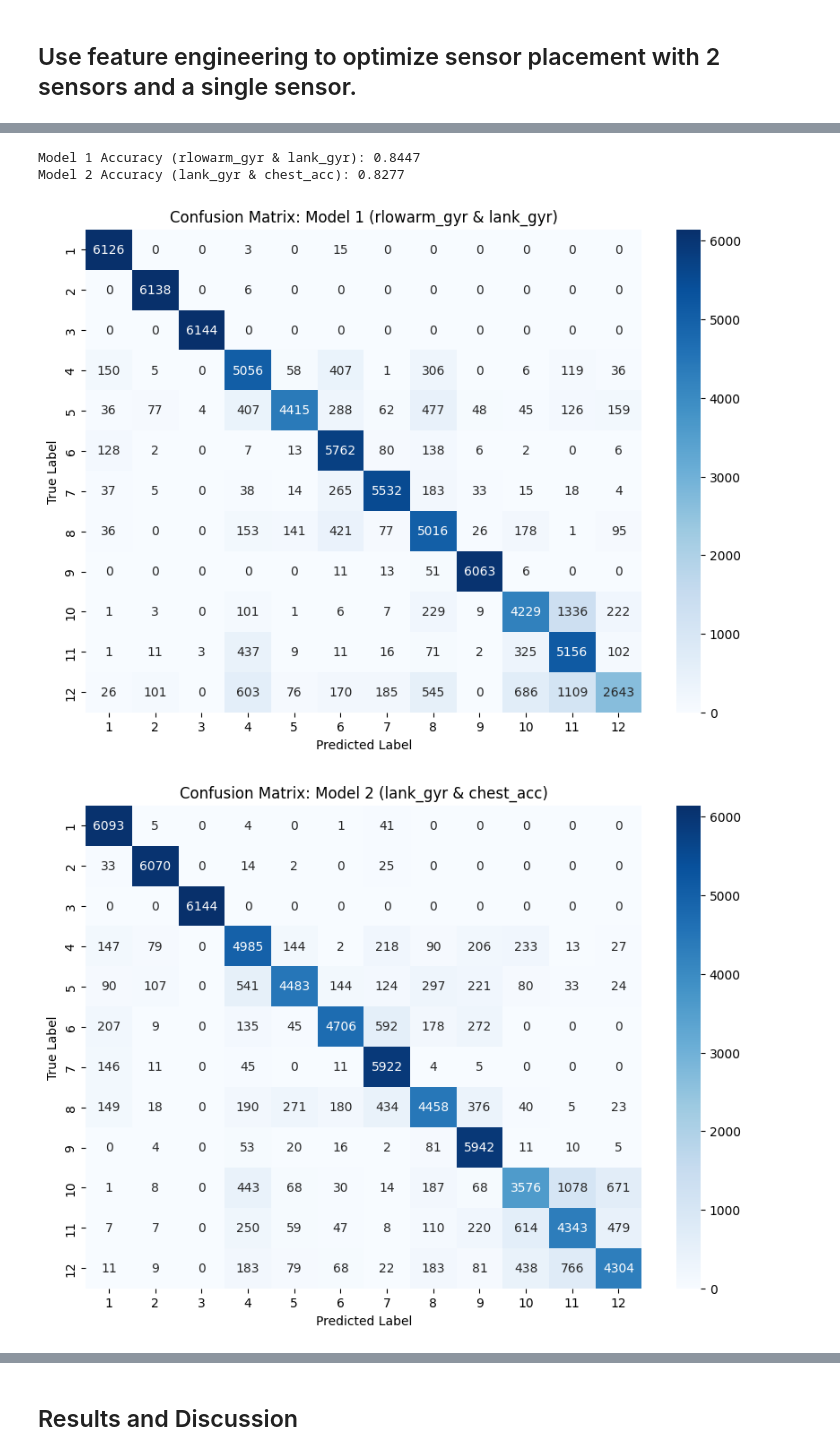
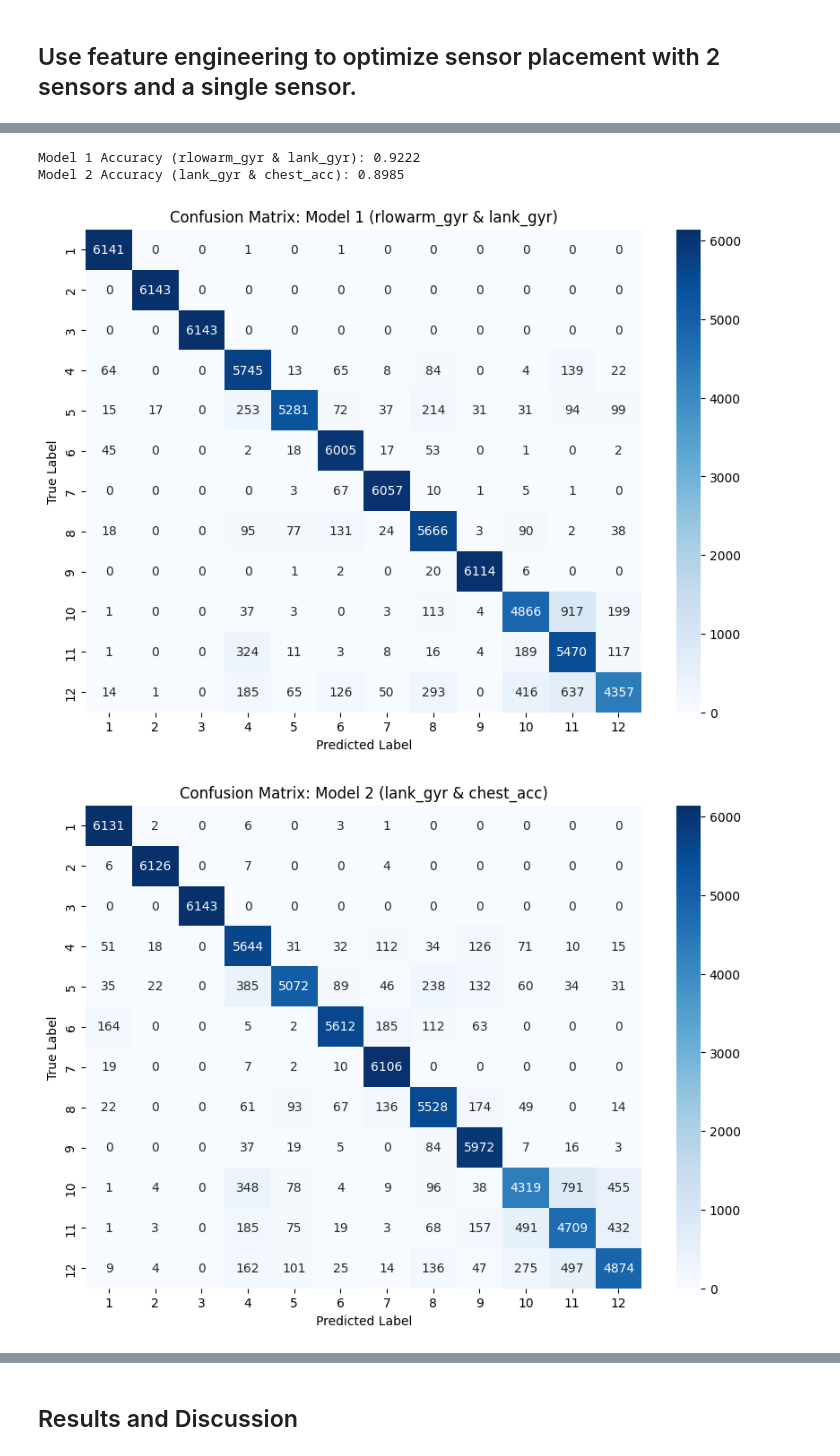
Before and after one commit to lore95/HumanActivityRecognition, a Jupyter notebook: Submission/lorenzo_lucchini_assingment1.ipynb, the cells around one changed output, grey strips where cells are left out. Cells and saved outputs as stored; diff of their text form; code cells hidden in the pictures.

```diff
--- a/Submission/lorenzo_lucchini_assingment1.ipynb
+++ b/Submission/lorenzo_lucchini_assingment1.ipynb
@@ -346,7 +314,7 @@ Even though the best max_depth found was 9, it is also true that the risk of ove
 # %%
 # Create the final model of xgb
 final_xgb = xgb.XGBClassifier(
-    max_depth=4,
+    max_depth=5,
     n_estimators=100,
     learning_rate=0.05,
     subsample=0.8,
@@ -531,7 +523,7 @@ I will still use the Radom Forest with a depth of 4 for my ensamble model.
 # Initialize Random Forest
 rf_model = RandomForestClassifier(
     n_estimators=100,  # Number of trees
-    max_depth=4,  # Limit tree depth to prevent overfitting
+    max_depth=5,  # Limit tree depth to prevent overfitting
     min_samples_split=5,  # Minimum samples required to split
     min_samples_leaf=2,  # Minimum samples in a leaf node
     random_state=42,
@@ -556,7 +548,7 @@ Now I will check if an ensable would make a difference
 # Define Random Forest Model
 ensable_rf_model = RandomForestClassifier(
     n_estimators=100,
-    max_depth=3,
+    max_depth=5,
     min_samples_split=5,
     min_samples_leaf=2,
     random_state=42,
@@ -565,7 +557,7 @@ ensable_rf_model = RandomForestClassifier(
 
 # Define XGBoost Model
 ensable_xgb_model = xgb.XGBClassifier(
-    max_depth=3,
+    max_depth=5,
     n_estimators=100,
     learning_rate=0.1,
     subsample=0.8,
@@ -675,7 +686,7 @@ I will now create a new model containing the learning based on number of feature
 xgb_full = xgb.XGBClassifier(
     n_estimators=100,
     learning_rate=0.05,
-    max_depth=6,
+    max_depth=5,
     random_state=42,
     use_label_encoder=False,
     eval_metric="mlogloss"
@@ -702,7 +713,7 @@ for num_features in feature_range:
     X_test_selected = X_test[selected_features]
 
     xgb_selected = xgb.XGBClassifier(
-        max_depth=4,
+        max_depth=5,
         n_estimators=100,
         learning_rate=0.05,
         subsample=0.8,
@@ -910,19 +933,9 @@ The model mantains an accuracy of 85 percent only using the gyroscope data from
 We can see the main confusion however is in the running, jogging and more improtantly the jumping back and forth, where probably the chest sensor would make a bigger impact. I therefore decided to try and plot the decision metrices for right lower arm gyro and left ankle gyro vs chest acceleration and left ankle gyro
 # %%
-# Function to group features by first two parts of the name
-def group_features_by_prefix(features):
-    feature_groups = {}
 
-    for feature in features:
-        prefix = "_".join(feature.split("_")[:2])  # Extract first two parts
-        if prefix not in feature_groups:
-            feature_groups[prefix] = []
-        feature_groups[prefix].append(feature)
-
-    return feature_groups
 
 # Group features
-feature_groups = group_features_by_prefix(importance_df["Feature"].tolist())
+feature_groups = utilsFun.group_features_by_prefix(importance_df["Feature"].tolist())
 
 # Define selected feature groups for the two models
 selected_features_1 = feature_groups.get("rlowarm_gyr", []) + feature_groups.get("lank_gyr", [])
@@ -948,35 +961,35 @@ X_test_selected_2 = X_test[selected_features_2]
 
 minimal_ensemble_model_2 = VotingClassifier(
     estimators=[('random_forest', ensable_rf_model), ('xgboost', ensable_xgb_model)],
     voting='soft'
 )
 
 minimal_ensemble_model_2.fit(X_train_selected_2, y_train)
 y_pred_2 = minimal_ensemble_model_2.predict(X_test_selected_2)
 accuracy_2 = accuracy_score(y_test, y_pred_2)
 print(f"Model 2 Accuracy (lank_gyr & chest_acc): {accuracy_2:.4f}")
 
 # Compute confusion matrices
 cm_1 = confusion_matrix(y_test, y_pred_1)
 cm_2 = confusion_matrix(y_test, y_pred_2)
 
 # Plot confusion matrices
 plt.figure(figsize=(10, 7))
 sns.heatmap(cm_1, annot=True, fmt='d', cmap='Blues', xticklabels=range(1, 13), yticklabels=range(1, 13))
 plt.xlabel("Predicted Label")
 plt.ylabel("True Label")
 plt.title("Confusion Matrix: Model 1 (rlowarm_gyr & lank_gyr)")
 plt.show()
 
 plt.figure(figsize=(10, 7))
 sns.heatmap(cm_2, annot=True, fmt='d', cmap='Blues', xticklabels=range(1, 13), yticklabels=range(1, 13))
 plt.xlabel("Predicted Label")
 plt.ylabel("True Label")
 plt.title("Confusion Matrix: Model 2 (lank_gyr & chest_acc)")
 plt.show()
 # %% [output]
-Model 1 Accuracy (rlowarm_gyr & lank_gyr): 0.8447
-Model 2 Accuracy (lank_gyr & chest_acc): 0.8277
+Model 1 Accuracy (rlowarm_gyr & lank_gyr): 0.9222
+Model 2 Accuracy (lank_gyr & chest_acc): 0.8985
-[figure, old version]
+[figure, new version]
-[figure, old version]
+[figure, new version]
 # %% [markdown]
```
Also changed, not shown: parts of 48 cells of this notebook, 2 other files.
